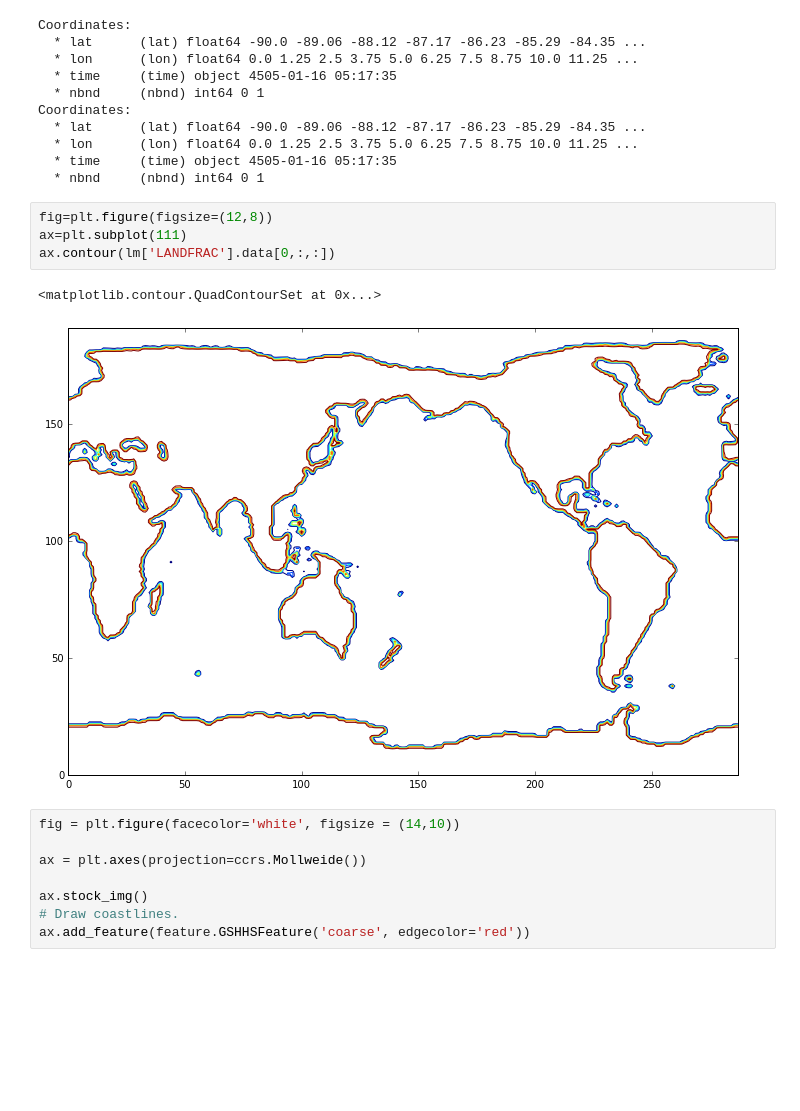
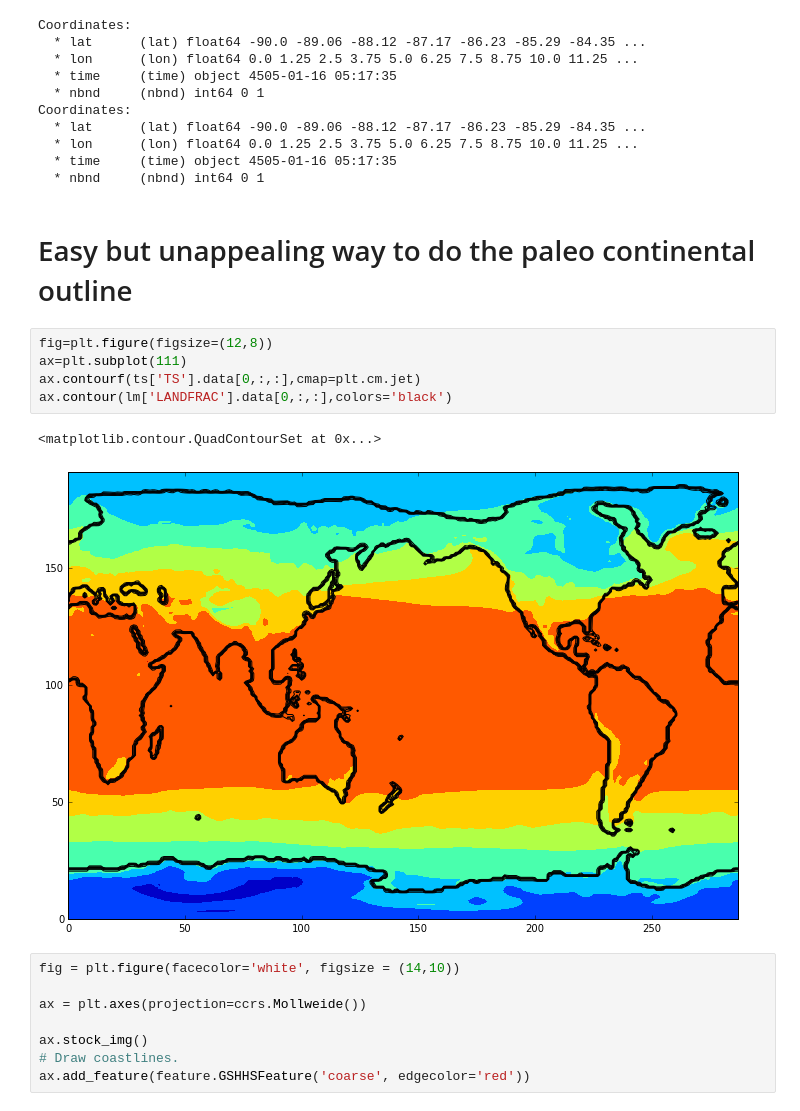
Before and after one commit to guidov/paleocoastline, a Jupyter notebook: paleo_coastline_from_landmask.ipynb, the cells around one changed output. Drawn from its saved outputs; the diff is of its cells as text; blank space fills up the shorter version.

Commit message:
added a simple way to contour the paleo coastline

```diff
--- a/paleo_coastline_from_landmask.ipynb
+++ b/paleo_coastline_from_landmask.ipynb
@@ -69,13 +69,16 @@ Coordinates:
   * lon      (lon) float64 0.0 1.25 2.5 3.75 5.0 6.25 7.5 8.75 10.0 11.25 ...
   * time     (time) object 4505-01-16 05:17:35
   * nbnd     (nbnd) int64 0 1
+# %% [markdown]
+# Easy but unappealing way to do the paleo continental outline
 # %%
 fig=plt.figure(figsize=(12,8))
 ax=plt.subplot(111)
-ax.contour(lm['LANDFRAC'].data[0,:,:])
+ax.contourf(ts['TS'].data[0,:,:],cmap=plt.cm.jet)
+ax.contour(lm['LANDFRAC'].data[0,:,:],colors='black')
 # %% [output]
 <matplotlib.contour.QuadContourSet at 0x...>
-[figure, old version]
+[figure, new version]
 # %%
 fig = plt.figure(facecolor='white', figsize = (14,10))
 
```
